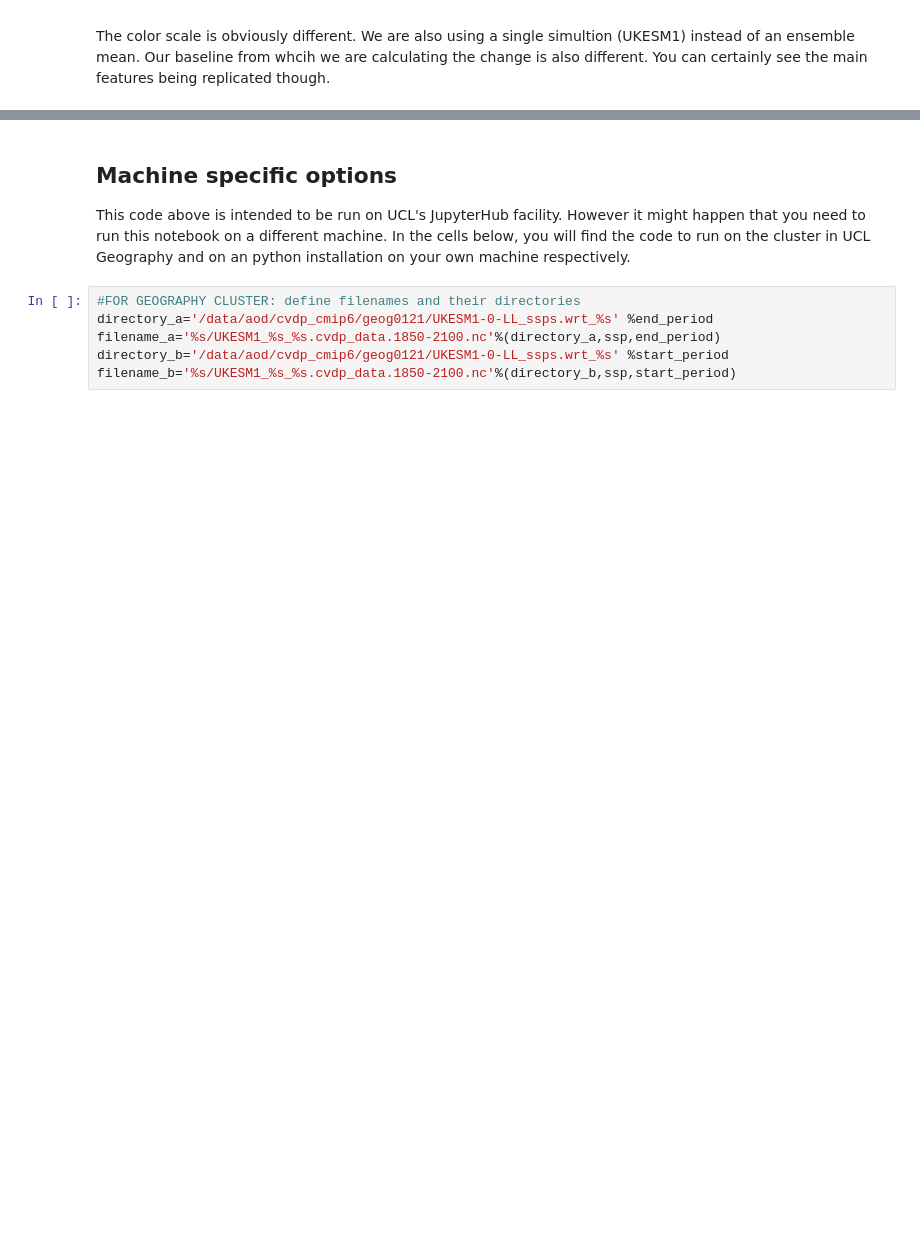
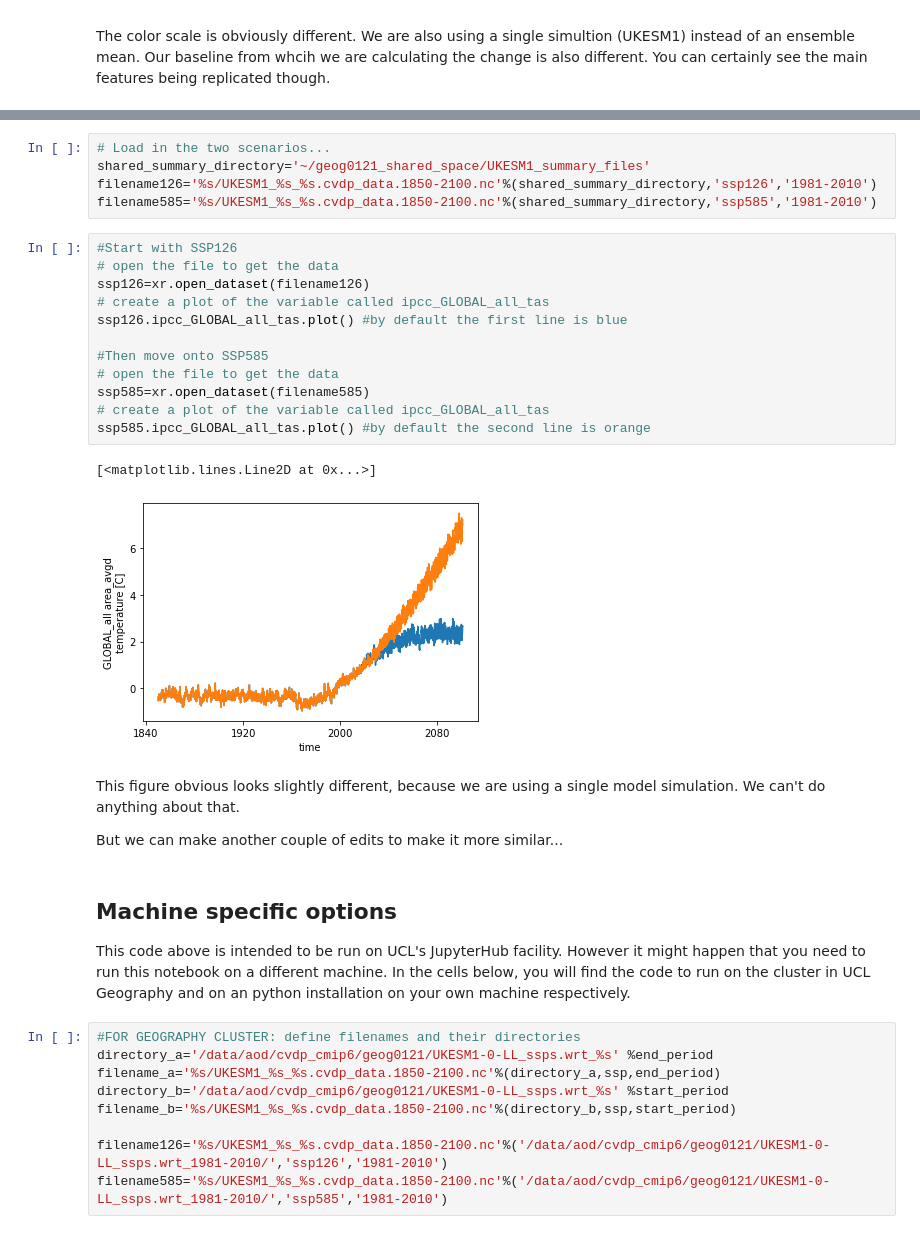
Before and after one commit to chrisbrierley/geog0121, a Jupyter notebook: practicals/UKESM1_in_Python/future_climate_practical.ipynb, the cells around one changed output, grey strips where cells are left out. Drawn from its saved outputs; the diff is of its cells as text; blank space fills up the shorter version.

Commit message:
Make some updates to Week 5 practical. Still needs annual mean and some plot options for the timeseries

```diff
--- a/practicals/UKESM1_in_Python/future_climate_practical.ipynb
+++ b/practicals/UKESM1_in_Python/future_climate_practical.ipynb
@@ -126,6 +113,30 @@ The color scale is obviously different. We are also using a single simultion (UK
 The primary figure shown to demonstrate future climate change in the IPCC looks at the development of global mean temperature under two different scenarios:
 
 ![image.png](attachment:689699df-21d4-4b27-baa8-ffb008fceaaa.png)
+# %%
+# Load in the two scenarios...
+shared_summary_directory='~/geog0121_shared_space/UKESM1_summary_files'
+filename126='%s/UKESM1_%s_%s.cvdp_data.1850-2100.nc'%(shared_summary_directory,'ssp126','1981-2010')
+filename585='%s/UKESM1_%s_%s.cvdp_data.1850-2100.nc'%(shared_summary_directory,'ssp585','1981-2010')
+# %%
+#Start with SSP126
+# open the file to get the data
+ssp126=xr.open_dataset(filename126)
+# create a plot of the variable called ipcc_GLOBAL_all_tas
+ssp126.ipcc_GLOBAL_all_tas.plot() #by default the first line is blue
+
+#Then move onto SSP585
+# open the file to get the data
+ssp585=xr.open_dataset(filename585)
+# create a plot of the variable called ipcc_GLOBAL_all_tas
+ssp585.ipcc_GLOBAL_all_tas.plot() #by default the second line is orange
+# %% [output]
+[<matplotlib.lines.Line2D at 0x...>]
+[figure, added]
+# %% [markdown]
+This figure obvious looks slightly different, because we are using a single model simulation. We can't do anything about that.
+
+But we can make another couple of edits to make it more similar...
 # %% [markdown]
 ## Machine specific options
 
@@ -136,5 +147,8 @@ directory_a='/data/aod/cvdp_cmip6/geog0121/UKESM1-0-LL_ssps.wrt_%s' %end_period
 filename_a='%s/UKESM1_%s_%s.cvdp_data.1850-2100.nc'%(directory_a,ssp,end_period)
 directory_b='/data/aod/cvdp_cmip6/geog0121/UKESM1-0-LL_ssps.wrt_%s' %start_period
 filename_b='%s/UKESM1_%s_%s.cvdp_data.1850-2100.nc'%(directory_b,ssp,start_period)
+
+filename126='%s/UKESM1_%s_%s.cvdp_data.1850-2100.nc'%('/data/aod/cvdp_cmip6/geog0121/UKESM1-0-LL_ssps.wrt_1981-2010/','ssp126','1981-2010')
+filename585='%s/UKESM1_%s_%s.cvdp_data.1850-2100.nc'%('/data/aod/cvdp_cmip6/geog0121/UKESM1-0-LL_ssps.wrt_1981-2010/','ssp585','1981-2010')
 # %%
 #FOR YOUR OWN LAPTOP: define filenames, and download if required
```
Also changed, not shown: parts of 3 cells of this notebook.
